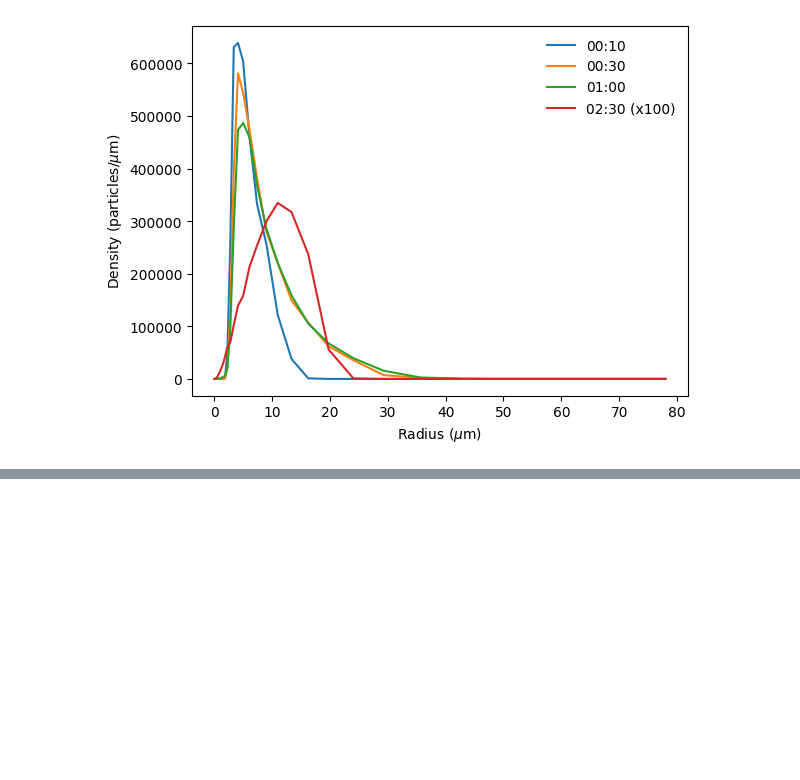
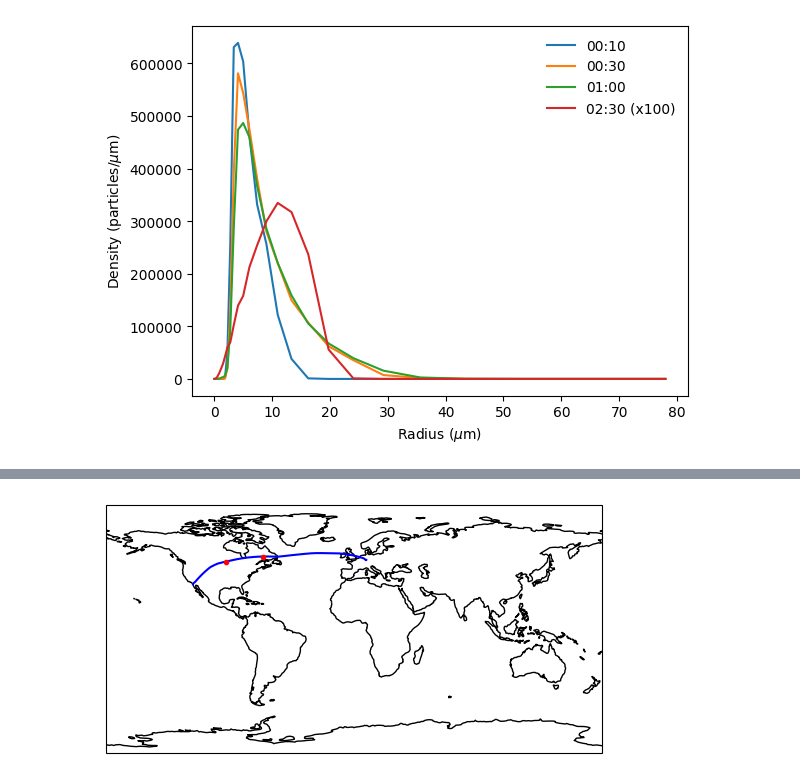
Before and after one commit to contrailcirrus/2024-06-contrails-workshop, a Jupyter notebook: labs/apcemm/APCEMM.ipynb, the cells around one changed output, grey strips where cells are left out. Drawn from its saved outputs; the diff is of its cells as text; code cells hidden in the pictures; blank space fills up the shorter version.

Commit message:
full draft of APCEMM lab

```diff
--- a/labs/apcemm/APCEMM.ipynb
+++ b/labs/apcemm/APCEMM.ipynb
@@ -266,0 +290,3 @@ plt.legend(loc="upper right", frameon=False)
+# %%
+df = pd.read_parquet("gs://2024-06-contrails-workshop/apcemm/iagos.pq")
+flight = Flight(data=df, attrs={"flight_id": "0"}).resample_and_fill("1min")
@@ -266,0 +296,11 @@ plt.legend(loc="upper right", frameon=False)
+# %%
+waypoints = [180, 300]
+# %%
+ax = plt.subplot(111, projection=ccrs.PlateCarree())
+ax.coastlines()
+ax.set_global()
+ax.plot(flight["longitude"], flight["latitude"], "b-", transform=ccrs.Geodetic())
+for idx in waypoints:
+    ax.plot(flight["longitude"][idx], flight["latitude"][idx], "r.", transform=ccrs.Geodetic())
+# %% [output]
+[figure, added]
```
Also changed, not shown: parts of 31 cells of this notebook.
